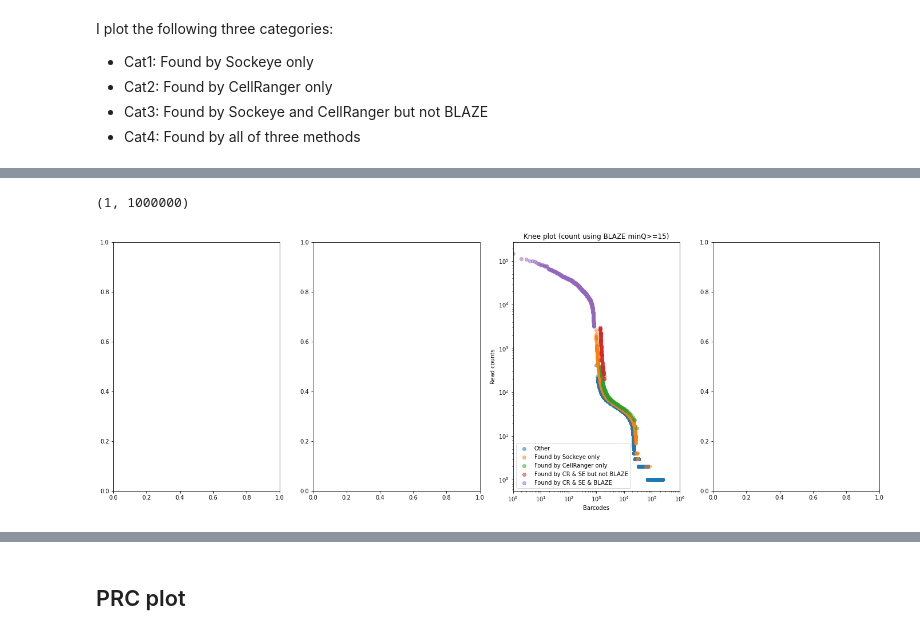
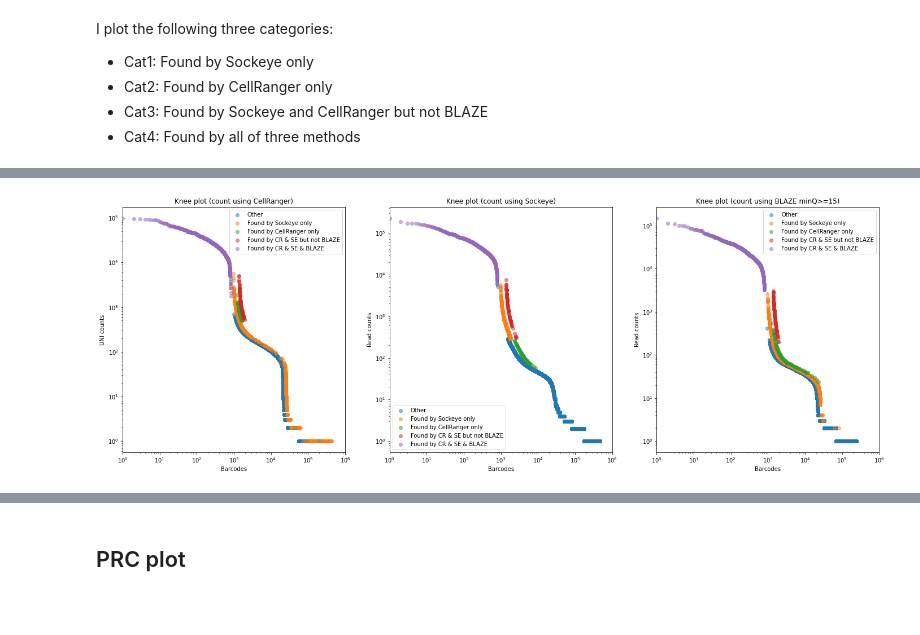
Before and after one commit to youyupei/bc_whitelist_analysis, a Jupyter notebook: script/hiPSC_diff_promethion_lsk110_analysis.ipynb, the cells around one changed output, grey strips where cells are left out. Cells and saved outputs as stored; diff of their text form; code cells hidden in the pictures; blank space fills up the shorter version.

```diff
--- a/script/hiPSC_diff_promethion_lsk110_analysis.ipynb
+++ b/script/hiPSC_diff_promethion_lsk110_analysis.ipynb
@@ -84 +66,4 @@ raw_bc_d = pd.read_csv('promithion_blaze_raw_bc.csv')
+# %%
+# blaze raw bc table
+raw_bc_d = pd.read_csv(blaze_raw_bc_fn)
 # %% [markdown]
@@ -101,6 +91,6 @@ plt.show()
 # %%
 whole_whitelist = []
-with open("../3M-february-2018.txt", 'r') as f:
+with open("../data/3M-february-2018.txt", 'r') as f:
     for line in f:
         whole_whitelist.append(line.strip())
 whole_whitelist = set(whole_whitelist)
@@ -307,11 +179,9 @@ plt.show()
 ### Loading sockeye whitelist and check the agreement
 # %%
 # load sockeye whitelist
-sock_whitelist = 'promithion_sockeye_whitelist.tsv'
 sock_whitelist = set(pd.read_csv(sock_whitelist, header = None)[0])
 
 # sockeye raw count
-sock_count = 'promithion_sockeye_uncorrected_bc_counts.tsv'
 sock_count = pd.read_csv(sock_count, header = None, sep = '\t', names = ['BC', 'counts'])
 
 # sort the count
@@ -374,2 +208,0 @@ plt.loglog(
-# %%
-raw_bc_d_minQ15_filtered.reset_index(inplace=True)
@@ -376,27 +252,82 @@ raw_bc_d_minQ15_filtered.reset_index(inplace=True)
 # %%
-fig, (ax1, ax2, ax3, ax4) = plt.subplots(1, 4, figsize=(24, 8))
+# 4 categories of cells on  range plot from three methods
+cat1 = sock_whitelist-cr_filtered_bc-passed_bc
+cat2 = cr_filtered_bc-sock_whitelist-passed_bc
+cat3 = (cr_filtered_bc &  sock_whitelist) - passed_bc
+cat4= (cr_filtered_bc &  sock_whitelist & passed_bc)
+# One CellRanger Knee plot
+fig, (ax1, ax2, ax3) = plt.subplots(1, 3, figsize=(24, 8))
+
+ax1.set_title('Knee plot (count using CellRanger)')
+ax1.loglog(cr_count_d[~cr_count_d.BC.isin(cat1 | cat2 | cat3 | cat4)].index+1,
+           cr_count_d[~cr_count_d.BC.isin(cat1 | cat2 | cat3 | cat4)].counts,
+           marker = 'o', linestyle="", label="Other",  alpha = 0.5, markersize=6)
+ax1.loglog((cr_count_d[cr_count_d.BC.isin(cat1)].index+1)*1.2,
+           cr_count_d[cr_count_d.BC.isin(cat1)].counts,
+           marker = 'o', linestyle="", label="Found by Sockeye only",  alpha = 0.5, markersize=6)
+ax1.loglog((cr_count_d[cr_count_d.BC.isin(cat2)].index+1)*1.2**2,
+           cr_count_d[cr_count_d.BC.isin(cat2)].counts,
+           marker = 'o', linestyle="", label="Found by CellRanger only",  alpha = 0.5, markersize=6)
+ax1.loglog((cr_count_d[cr_count_d.BC.isin(cat3)].index+1)*1.2**3,
+           cr_count_d[cr_count_d.BC.isin(cat3)].counts,
+           marker = 'o', linestyle="", label="Found by CR & SE but not BLAZE",  alpha = 0.5, markersize=6)
+ax1.loglog((cr_count_d[cr_count_d.BC.isin(cat4)].index+1),
+           cr_count_d[cr_count_d.BC.isin(cat4)].counts,
+           marker = 'o', linestyle="", label="Found by CR & SE & BLAZE",  alpha = 0.5, markersize=6)
+#ax1.axhline(y=threshold, color='r', linestyle='--', label = 'BLAZE cell calling threshold')
+ax1.legend()
+ax1.set_xlabel('Barcodes')
+ax1.set_ylabel('UNI counts')
+ax1.set_xlim(1,1000000)
+
+
+
+ax2.set_title('Knee plot (count using Sockeye)')
+ax2.loglog(sock_count[~sock_count.BC.isin(cat1 | cat2 | cat3 | cat4)].index+1,
+           sock_count[~sock_count.BC.isin(cat1 | cat2 | cat3 | cat4)].counts,
+           marker = 'o', linestyle="", label="Other",  alpha = 0.5, markersize=6)
+ax2.loglog((sock_count[sock_count.BC.isin(cat1)].index+1)*1.2,
+           sock_count[sock_count.BC.isin(cat1)].counts,
+           marker = 'o', linestyle="", label="Found by Sockeye only",  alpha = 0.5, markersize=6)
+ax2.loglog((sock_count[sock_count.BC.isin(cat2)].index+1)*1.2**2,
+           sock_count[sock_count.BC.isin(cat2)].counts,
+           marker = 'o', linestyle="", label="Found by CellRanger only",  alpha = 0.5, markersize=6)
+ax2.loglog((sock_count[sock_count.BC.isin(cat3)].index+1)*1.2**3,
+           sock_count[sock_count.BC.isin(cat3)].counts,
+           marker = 'o', linestyle="", label="Found by CR & SE but not BLAZE",  alpha = 0.5, markersize=6)
+ax2.loglog((sock_count[sock_count.BC.isin(cat4)].index+1),
+           sock_count[sock_count.BC.isin(cat4)].counts,
+           marker = 'o', linestyle="", label="Found by CR & SE & BLAZE",  alpha = 0.5, markersize=6)
+#ax1.axhline(y=threshold, color='r', linestyle='--', label = 'BLAZE cell calling threshold')
+ax2.legend(loc = 'lower left')
+ax2.set_xlabel('Barcodes')
+ax2.set_ylabel('Read counts')
+ax2.set_xlim(1,1000000)
+
 
 ax3.set_title('Knee plot (count using BLAZE minQ>=15)')
 ax3.loglog(raw_bc_d_minQ15_filtered[~raw_bc_d_minQ15_filtered.BC.isin(cat1 | cat2 | cat3 | cat4)].index+1,
            raw_bc_d_minQ15_filtered[~raw_bc_d_minQ15_filtered.BC.isin(cat1 | cat2 | cat3 | cat4)].counts,
            marker = 'o', linestyle="", label="Other",  alpha = 0.5, markersize=6)
 ax3.loglog((raw_bc_d_minQ15_filtered[raw_bc_d_minQ15_filtered.BC.isin(cat1)].index+1)*1.2,
            raw_bc_d_minQ15_filtered[raw_bc_d_minQ15_filtered.BC.isin(cat1)].counts,
            marker = 'o', linestyle="", label="Found by Sockeye only",  alpha = 0.5, markersize=6)
 ax3.loglog((raw_bc_d_minQ15_filtered[raw_bc_d_minQ15_filtered.BC.isin(cat2)].index+1)*1.2**2,
            raw_bc_d_minQ15_filtered[raw_bc_d_minQ15_filtered.BC.isin(cat2)].counts,
            marker = 'o', linestyle="", label="Found by CellRanger only",  alpha = 0.5, markersize=6)
 ax3.loglog((raw_bc_d_minQ15_filtered[raw_bc_d_minQ15_filtered.BC.isin(cat3)].index+1)*1.2**3,
            raw_bc_d_minQ15_filtered[raw_bc_d_minQ15_filtered.BC.isin(cat3)].counts,
            marker = 'o', linestyle="", label="Found by CR & SE but not BLAZE",  alpha = 0.5, markersize=6)
 ax3.loglog((raw_bc_d_minQ15_filtered[raw_bc_d_minQ15_filtered.BC.isin(cat4)].index+1),
            raw_bc_d_minQ15_filtered[raw_bc_d_minQ15_filtered.BC.isin(cat4)].counts,
            marker = 'o', linestyle="", label="Found by CR & SE & BLAZE",  alpha = 0.5, markersize=6)
 #ax1.axhline(y=threshold, color='r', linestyle='--', label = 'BLAZE cell calling threshold')
 ax3.legend()
 ax3.set_xlabel('Barcodes')
 ax3.set_ylabel('Read counts')
 ax3.set_xlim(1,1000000)
+
+
+fig.show()
 # %% [output]
-(1, 1000000)
-[figure, old version]
+[figure, new version]
```
Also changed, not shown: parts of 50 cells of this notebook, 11 other files.
